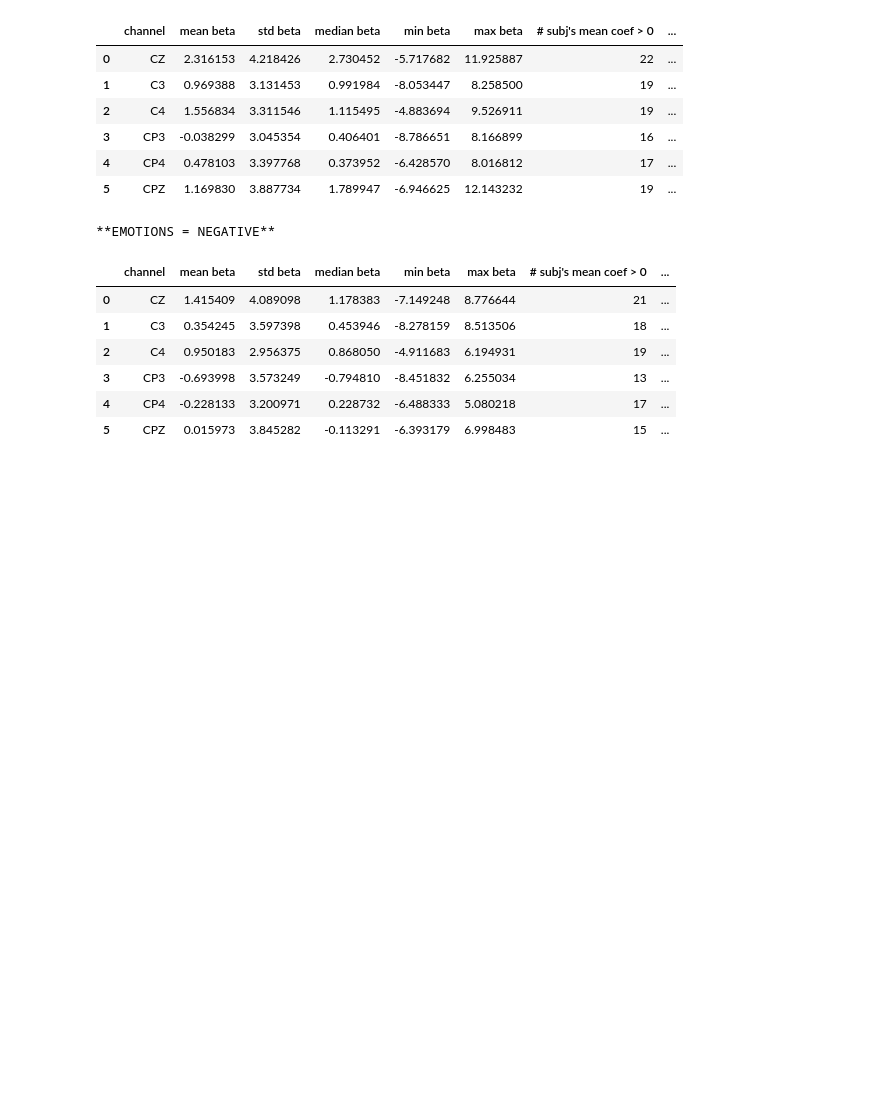
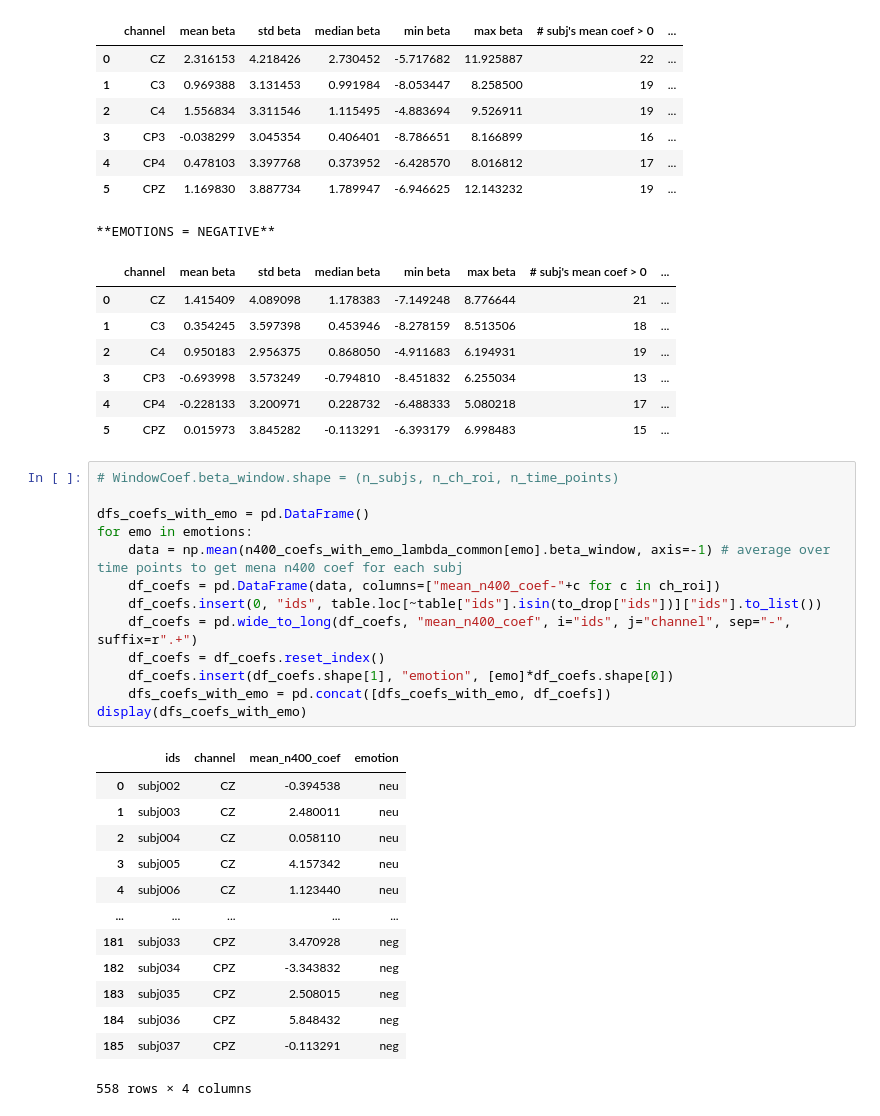
Before and after one commit to amandalin047/Updating_rERP_2023, a Jupyter notebook: deconvolution/deconv_v4.ipynb, the cells around one changed output. Drawn from its saved outputs; the diff is of its cells as text; blank space fills up the shorter version.

```diff
--- a/deconvolution/deconv_v4.ipynb
+++ b/deconvolution/deconv_v4.ipynb
@@ -1142,3 +1143,30 @@ Coefficients on a more comparable scale with a common alpha = 0.0031622776601683
 | 3 | CP3 | -0.693998 | 3.573249 | -0.794810 | -8.451832 | 6.255034 | 13 | ... |
 | 4 | CP4 | -0.228133 | 3.200971 | 0.228732 | -6.488333 | 5.080218 | 17 | ... |
 | 5 | CPZ | 0.015973 | 3.845282 | -0.113291 | -6.393179 | 6.998483 | 15 | ... |
+# %%
+# WindowCoef.beta_window.shape = (n_subjs, n_ch_roi, n_time_points)
+
+dfs_coefs_with_emo = pd.DataFrame()
+for emo in emotions:
+    data = np.mean(n400_coefs_with_emo_lambda_common[emo].beta_window, axis=-1) # average over time points to get mena n400 coef for each subj
+    df_coefs = pd.DataFrame(data, columns=["mean_n400_coef-"+c for c in ch_roi])
+    df_coefs.insert(0, "ids", table.loc[~table["ids"].isin(to_drop["ids"])]["ids"].to_list())
+    df_coefs = pd.wide_to_long(df_coefs, "mean_n400_coef", i="ids", j="channel", sep="-", suffix=r".+")
+    df_coefs = df_coefs.reset_index()
+    df_coefs.insert(df_coefs.shape[1], "emotion", [emo]*df_coefs.shape[0])
+    dfs_coefs_with_emo = pd.concat([dfs_coefs_with_emo, df_coefs])
+display(dfs_coefs_with_emo)
+# %% [output]
+|  | ids | channel | mean_n400_coef | emotion |
+| 0 | subj002 | CZ | -0.394538 | neu |
+| 1 | subj003 | CZ | 2.480011 | neu |
+| 2 | subj004 | CZ | 0.058110 | neu |
+| 3 | subj005 | CZ | 4.157342 | neu |
+| 4 | subj006 | CZ | 1.123440 | neu |
+| ... | ... | ... | ... | ... |
+| 181 | subj033 | CPZ | 3.470928 | neg |
+| 182 | subj034 | CPZ | -3.343832 | neg |
+| 183 | subj035 | CPZ | 2.508015 | neg |
+| 184 | subj036 | CPZ | 5.848432 | neg |
+| 185 | subj037 | CPZ | -0.113291 | neg |
+558 rows × 4 columns
```
Also changed, not shown: parts of 3 cells of this notebook.
